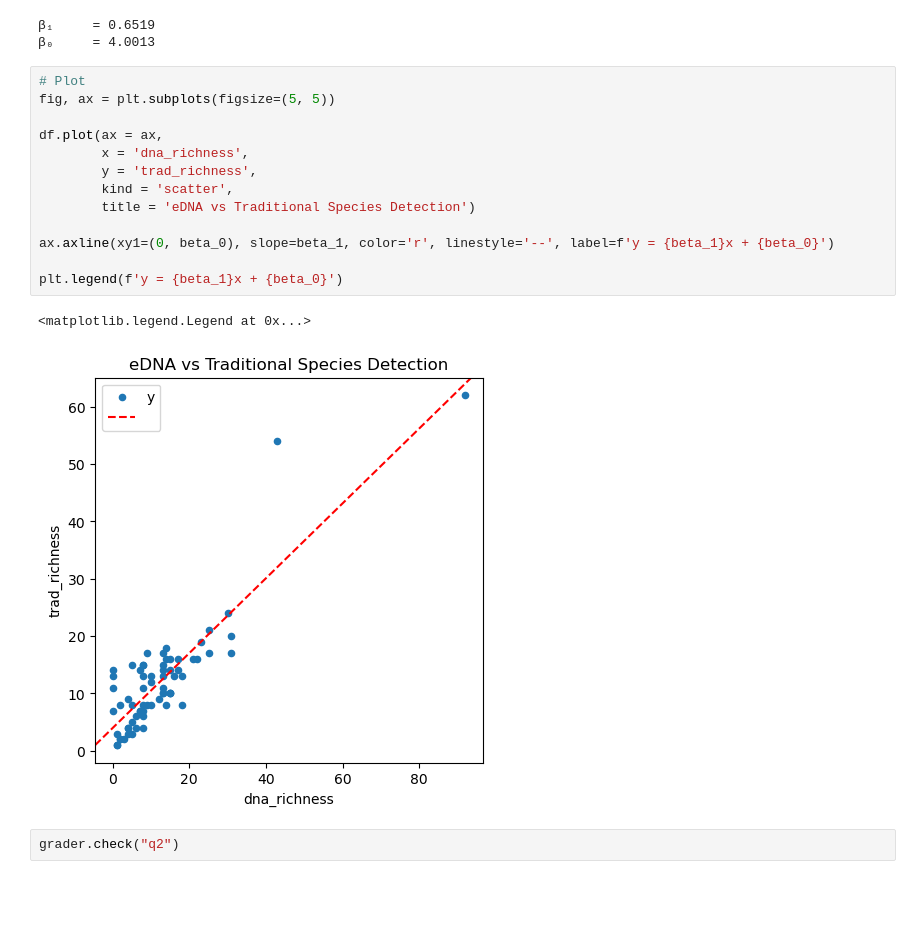
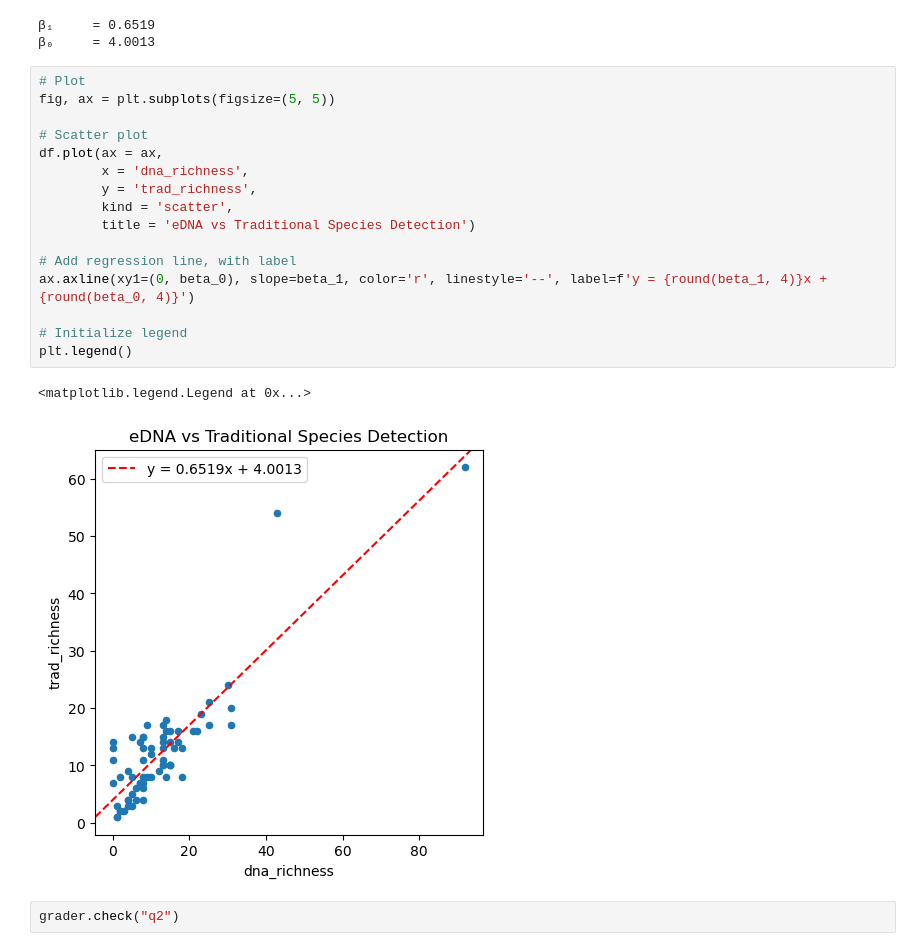
Before and after one commit to sofiasarak/assignment-1, a Jupyter notebook: task2/hw1-task2.ipynb, the cells around one changed output. Drawn from its saved outputs; the diff is of its cells as text; blank space fills up the shorter version.

```diff
--- a/task2/hw1-task2.ipynb
+++ b/task2/hw1-task2.ipynb
@@ -101,19 +101,22 @@ print(f"\u03b2\u2080     = {beta_0:.4f}")
 # %%
 # Plot
 fig, ax = plt.subplots(figsize=(5, 5))
 
+# Scatter plot
 df.plot(ax = ax,
         x = 'dna_richness',
         y = 'trad_richness',
         kind = 'scatter',
         title = 'eDNA vs Traditional Species Detection')
 
-ax.axline(xy1=(0, beta_0), slope=beta_1, color='r', linestyle='--', label=f'y = {beta_1}x + {beta_0}')
+# Add regression line, with label
+ax.axline(xy1=(0, beta_0), slope=beta_1, color='r', linestyle='--', label=f'y = {round(beta_1, 4)}x + {round(beta_0, 4)}')
 
-plt.legend(f'y = {beta_1}x + {beta_0}')
+# Initialize legend
+plt.legend()
 # %% [output]
 <matplotlib.legend.Legend at 0x...>
-[figure, old version]
+[figure, new version]
 # %%
 grader.check("q2")
 # %% [output]
```
Also changed, not shown: parts of 7 cells of this notebook, 3 other files.
